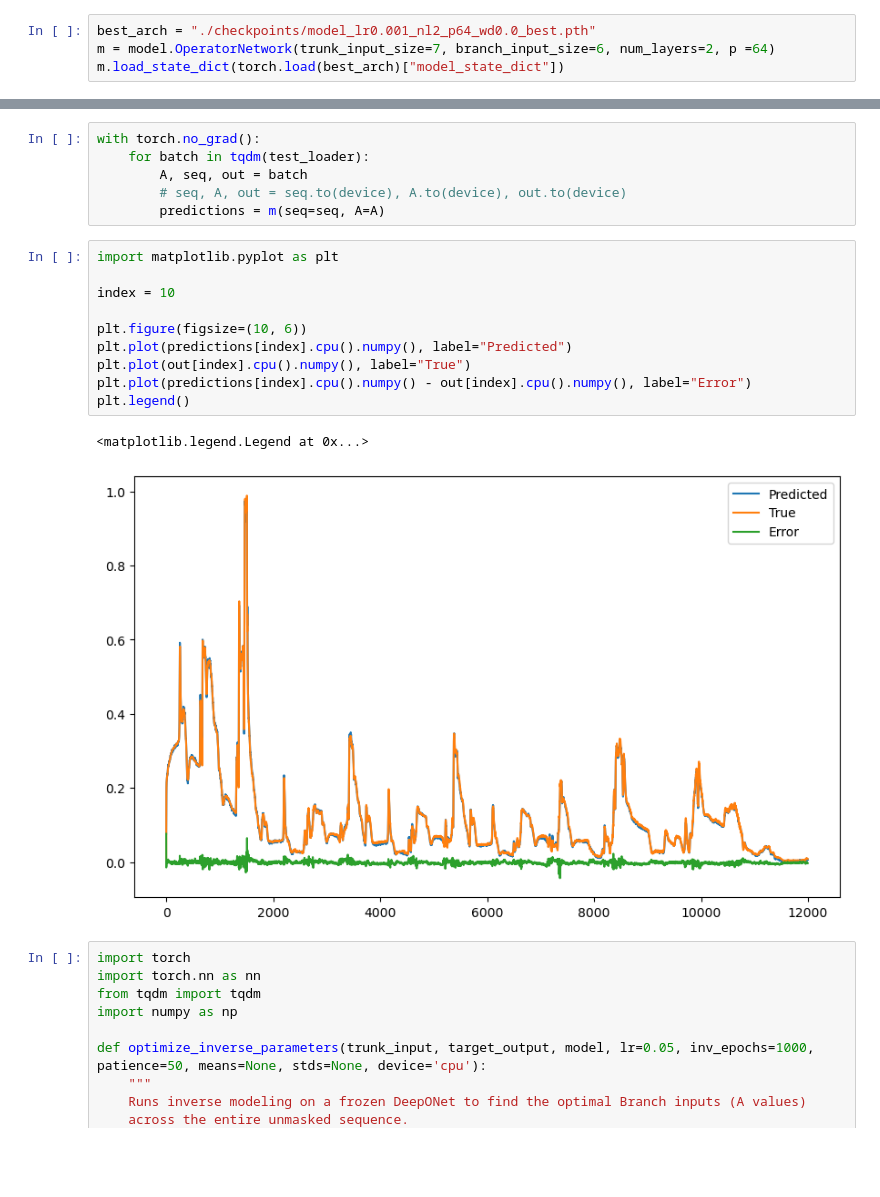
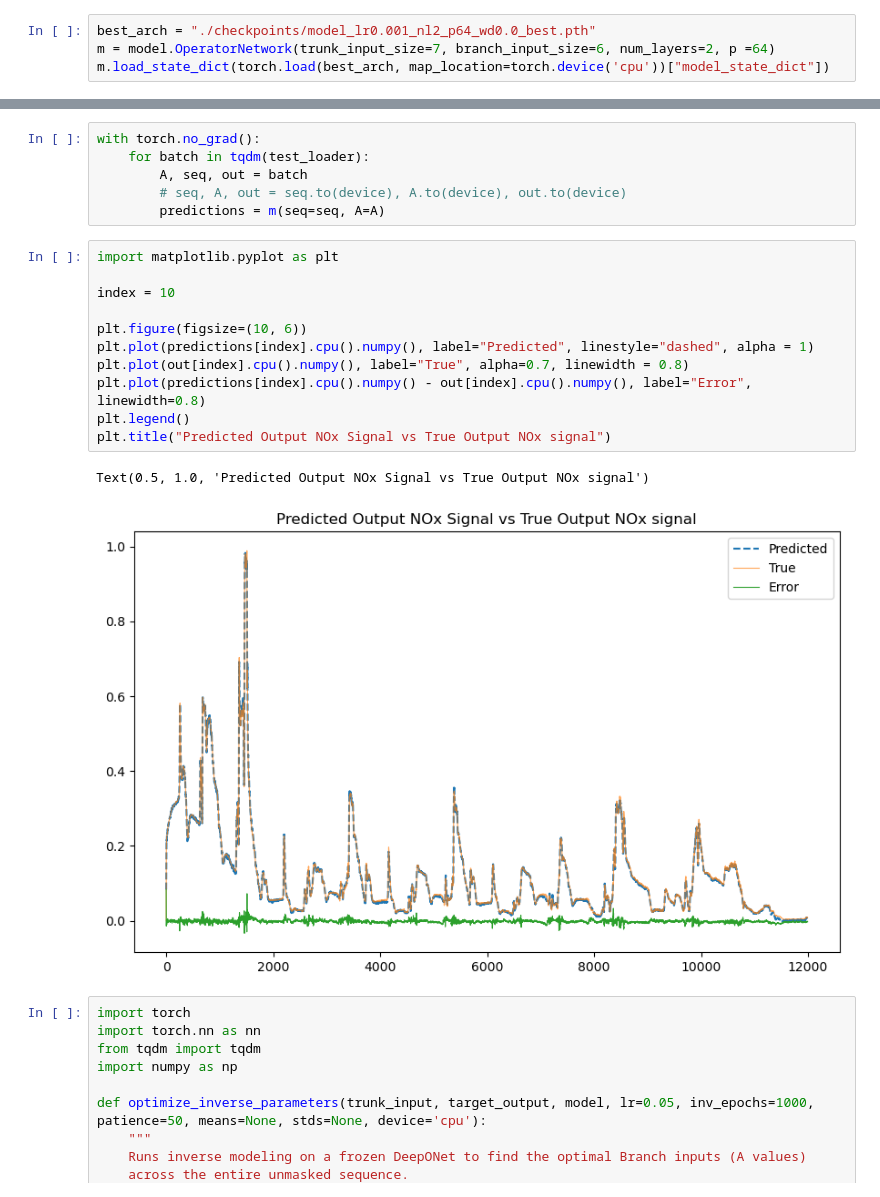
Before and after one commit to KLohithSaradhi/InverseModelling_NOxCatalyticConverter, a Jupyter notebook: _OperatorNet/inverse.ipynb, the cells around one changed output, grey strips where cells are left out. Cells and saved outputs as stored; diff of their text form; blank space fills up the shorter version.

```diff
--- a/_OperatorNet/inverse.ipynb
+++ b/_OperatorNet/inverse.ipynb
@@ -26,7 +26,7 @@ test_loader = DataLoader(test_dataset, batch_size=100, shuffle=False)
 # %%
 best_arch = "./checkpoints/model_lr0.001_nl2_p64_wd0.0_best.pth"
 m = model.OperatorNetwork(trunk_input_size=7, branch_input_size=6, num_layers=2, p =64)
-m.load_state_dict(torch.load(best_arch)["model_state_dict"])
+m.load_state_dict(torch.load(best_arch, map_location=torch.device('cpu'))["model_state_dict"])
 # %% [output]
 <All keys matched successfully>
 # %%
@@ -38,16 +38,17 @@ with torch.no_grad():
 # %%
 import matplotlib.pyplot as plt
 
 index = 10
 
 plt.figure(figsize=(10, 6))
-plt.plot(predictions[index].cpu().numpy(), label="Predicted")
-plt.plot(out[index].cpu().numpy(), label="True")
-plt.plot(predictions[index].cpu().numpy() - out[index].cpu().numpy(), label="Error")
+plt.plot(predictions[index].cpu().numpy(), label="Predicted", linestyle="dashed", alpha = 1)
+plt.plot(out[index].cpu().numpy(), label="True", alpha=0.7, linewidth = 0.8)
+plt.plot(predictions[index].cpu().numpy() - out[index].cpu().numpy(), label="Error", linewidth=0.8)
 plt.legend()
+plt.title("Predicted Output NOx Signal vs True Output NOx signal")
 # %% [output]
-<matplotlib.legend.Legend at 0x...>
+Text(0.5, 1.0, 'Predicted Output NOx Signal vs True Output NOx signal')
-[figure, old version]
+[figure, new version]
 # %%
 import torch
 import torch.nn as nn
```
Also changed, not shown: parts of 5 cells of this notebook, 5 other files.
